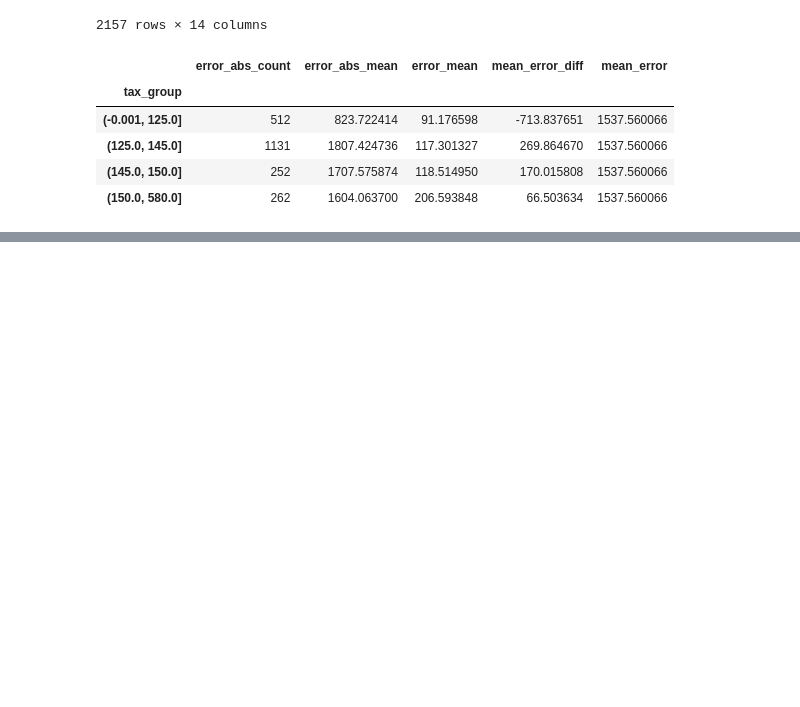
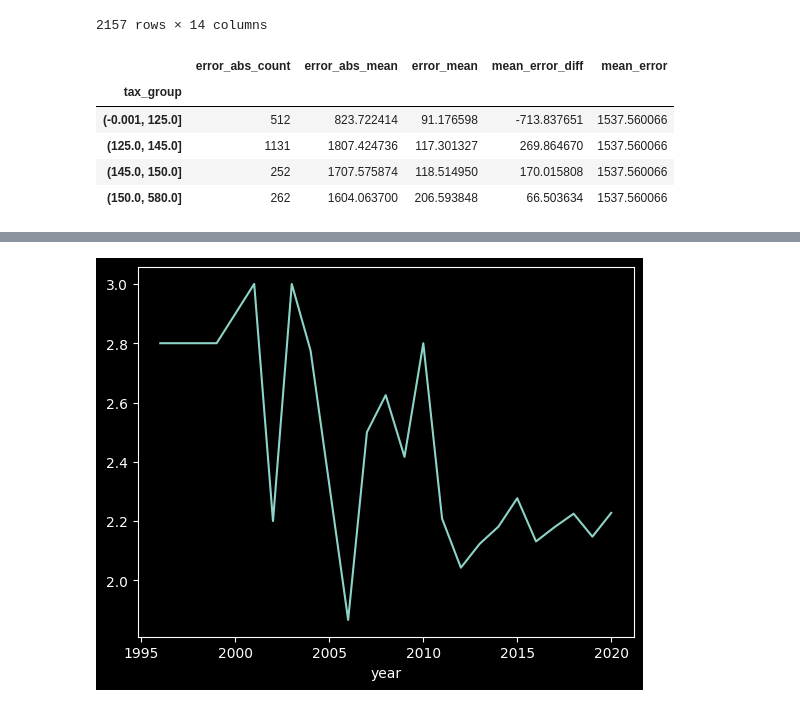
Before and after one commit to SergeyB81/Portfolio-DS, a Jupyter notebook: Car price/model_analysis_and_interpretation.ipynb, the cells around one changed output, grey strips where cells are left out. Saved outputs shown, nothing was run; the diff lists cells and outputs as text; code cells hidden in the pictures; blank space fills up the shorter version.

```diff
--- a/Car price/model_analysis_and_interpretation.ipynb
+++ b/Car price/model_analysis_and_interpretation.ipynb
@@ -454,0 +532,2 @@ print_error(test['tax_group'])
+# %%
+test['engine_group'] = pd.cut(test['engineSize'],[0,1.5,2,float('inf')])
@@ -454,0 +542,4 @@ print_error(test['tax_group'])
+# %%
+test.groupby('year')['engineSize'].mean().plot();
+# %% [output]
+[figure, added]
```
Also changed, not shown: parts of 10 cells of this notebook.
